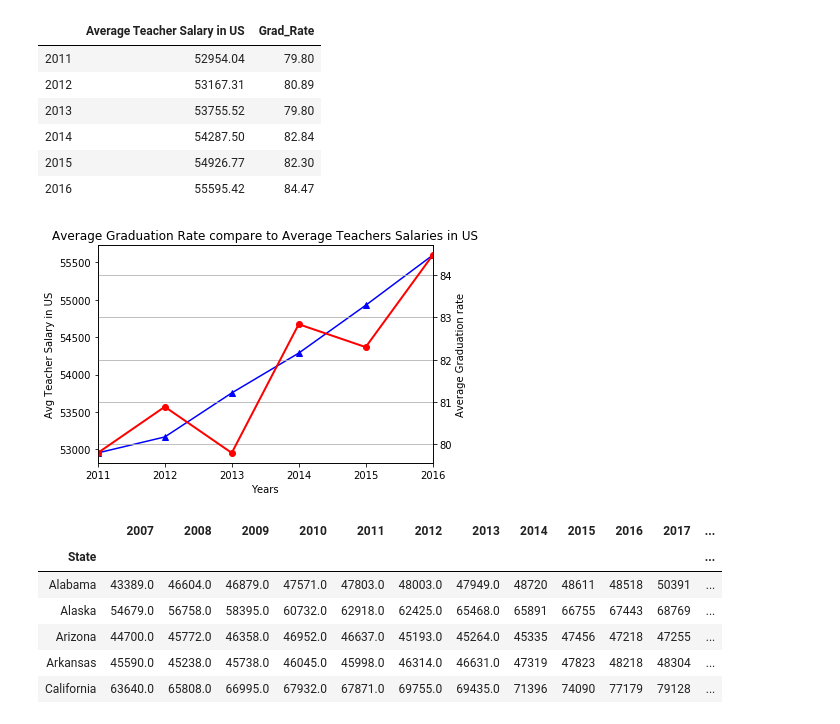
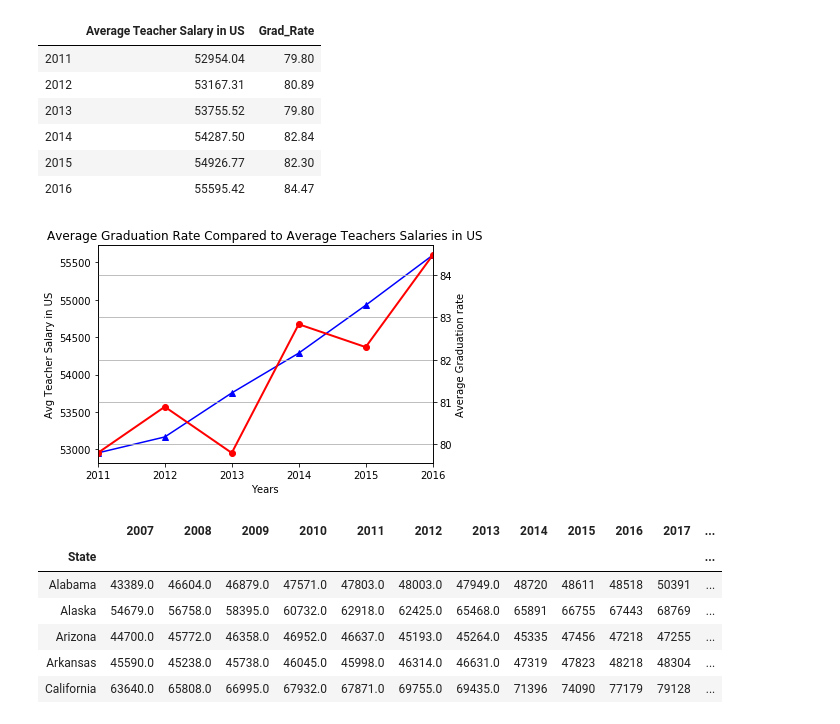
Before and after one commit to ScriptMigo/Project-1, a Jupyter notebook: teacher.ipynb, the cells around one changed output. Drawn from its saved outputs; the diff is of its cells as text; code cells hidden in the pictures.

```diff
--- a/teacher.ipynb
+++ b/teacher.ipynb
@@ -1130,17 +1101,17 @@ grad_rate_salary_df
 # %%
 fig = plt.figure()
 ax = grad_rate_salary_df['Average Teacher Salary in US'].plot(kind='line', marker='^', linestyle='-', color='b', label='Teacher Salary')
 plt.ylabel('Avg Teacher Salary in US')
 plt.xlabel('Years')
 ax2 = ax.twinx()
 ax2.plot(grad_rate_salary_df['Grad_Rate'], linestyle='-', marker='o', linewidth=2.0, color='red')
 plt.ylabel('Average Graduation rate')
-plt.title('Average Graduation Rate compare to Average Teachers Salaries in US')
+plt.title('Average Graduation Rate Compared to Average Teachers Salaries in US')
 plt.grid()
-plt.savefig('Average Graduation Rate compare to Average Teachers Salaries in US')
+plt.savefig('Average Graduation Rate Compared to Average Teachers Salaries in US')
 plt.show()
 # %% [output]
-[figure, old version]
+[figure, new version]
 # %%
 teacher_salaries_sorted = teacher_salaries_new.set_index('State')
 teacher_salaries_sorted.head()
```
Also changed, not shown: parts of 42 cells of this notebook, 10 other files.
